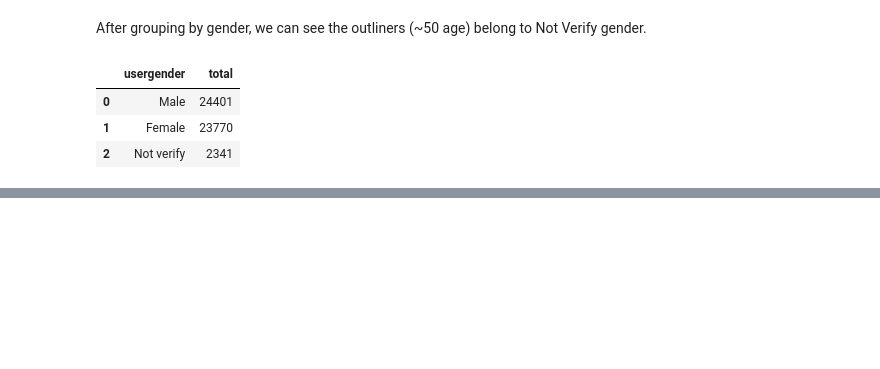
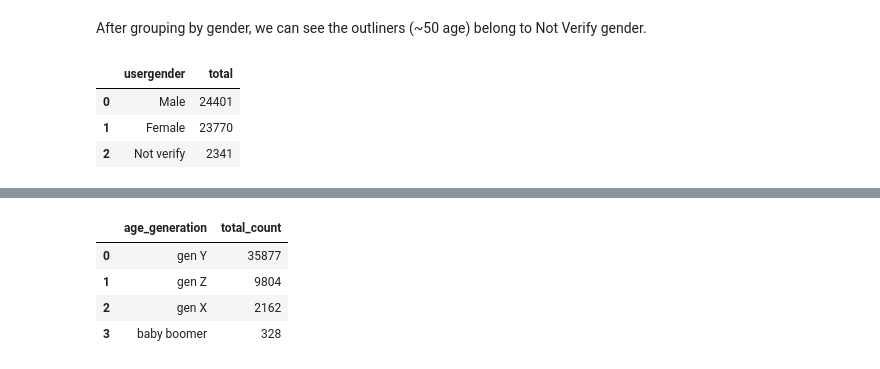
Before and after one commit to DucD0610/HOYTS-Cinema-Ticket-Sales-Analysis, a Jupyter notebook: Capstone project/captone project.ipynb, the cells around one changed output, grey strips where cells are left out. Cells and saved outputs as stored; diff of their text form; code cells hidden in the pictures; blank space fills up the shorter version.

```diff
--- a/Capstone project/captone project.ipynb
+++ b/Capstone project/captone project.ipynb
@@ -564,0 +596,8 @@ The customer group of "Not verify" is 5%. The reason could be:
+# %%
+df_gen_group
+# %% [output]
+|  | age_generation | total_count |
+| 0 | gen Y | 35877 |
+| 1 | gen Z | 9804 |
+| 2 | gen X | 2162 |
+| 3 | baby boomer | 328 |
```
Also changed, not shown: parts of 17 cells of this notebook.
